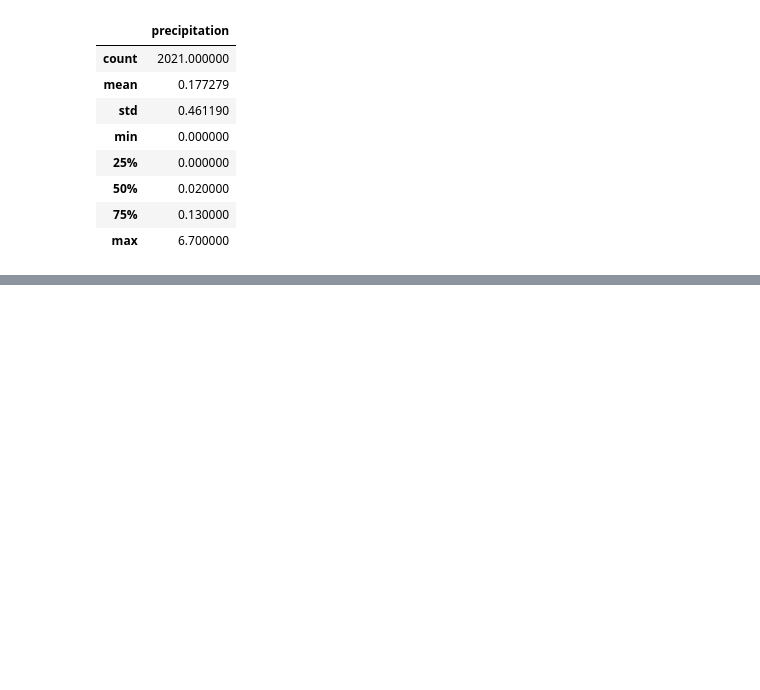
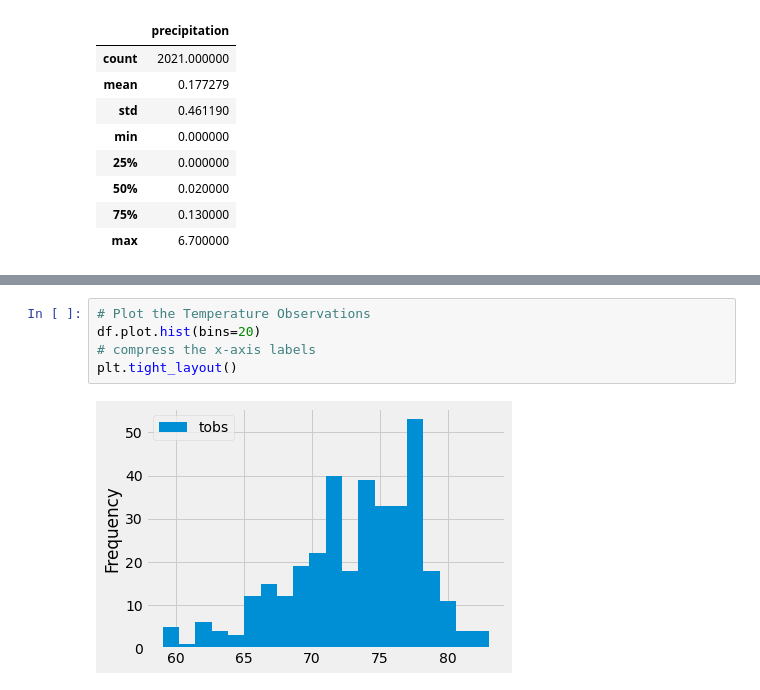
Before and after one commit to Quixck23/surfs_up, a Jupyter notebook: climate_analysis.ipynb, the cells around one changed output, grey strips where cells are left out. Drawn from its saved outputs; the diff is of its cells as text; blank space fills up the shorter version.

```diff
--- a/climate_analysis.ipynb
+++ b/climate_analysis.ipynb
@@ -132,0 +247,7 @@ df.describe()
+# %%
+# Plot the Temperature Observations
+df.plot.hist(bins=20)
+# compress the x-axis labels
+plt.tight_layout()
+# %% [output]
+[figure, added]
```
Also changed, not shown: parts of 16 cells of this notebook, 2 other files.
